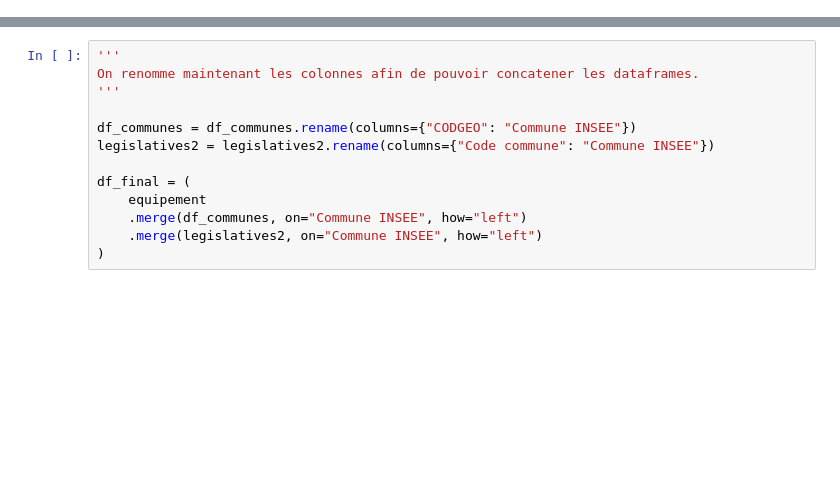
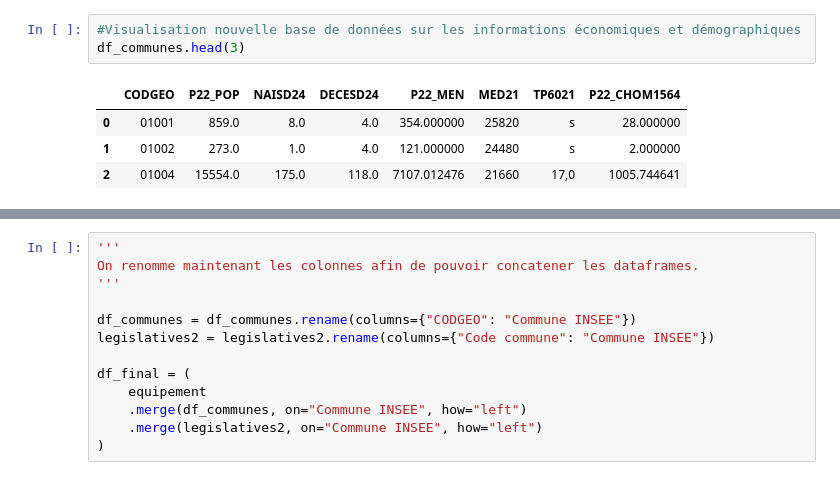
Before and after one commit to MaximeHirsch/Projet-python-deserts-sportifs, a Jupyter notebook: Projet.ipynb, the cells around one changed output, grey strips where cells are left out. Drawn from its saved outputs; the diff is of its cells as text; blank space fills up the shorter version.

```diff
--- a/Projet.ipynb
+++ b/Projet.ipynb
@@ -85,0 +108,8 @@ legislatives2= legislatives2[cols]
+# %%
+#Visualisation nouvelle base de données sur les informations économiques et démographiques
+df_communes.head(3)
+# %% [output]
+|  | CODGEO | P22_POP | NAISD24 | DECESD24 | P22_MEN | MED21 | TP6021 | P22_CHOM1564 |
+| 0 | 01001 | 859.0 | 8.0 | 4.0 | 354.000000 | 25820 | s | 28.000000 |
+| 1 | 01002 | 273.0 | 1.0 | 4.0 | 121.000000 | 24480 | s | 2.000000 |
+| 2 | 01004 | 15554.0 | 175.0 | 118.0 | 7107.012476 | 21660 | 17,0 | 1005.744641 |
```
Also changed, not shown: parts of 12 cells of this notebook.
